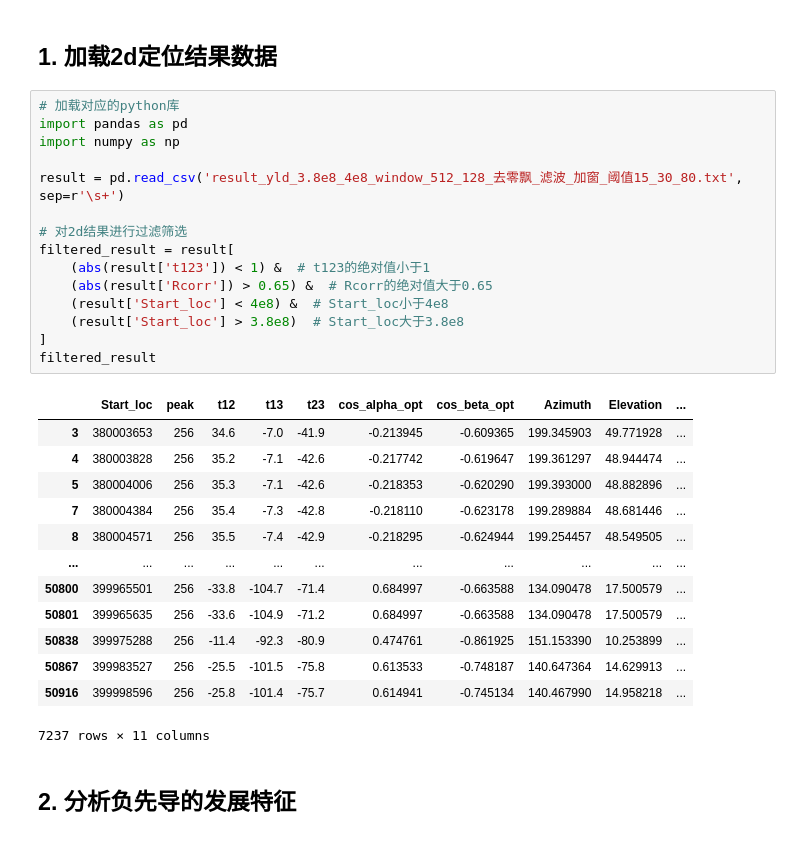
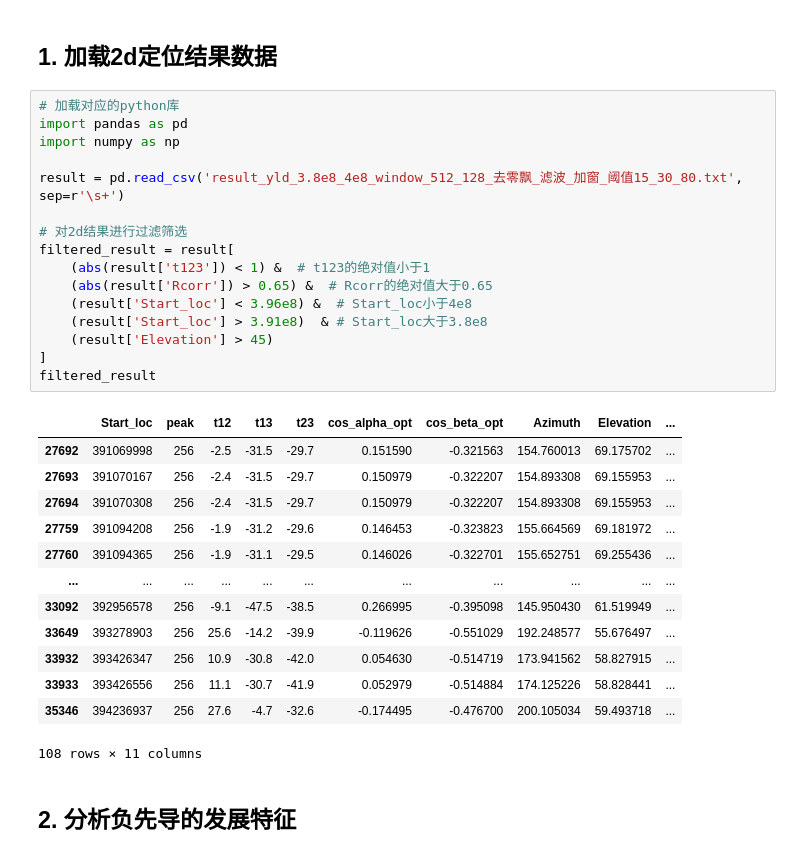
Before and after one commit to S0ngRu1/Lightning-Mapping, a Jupyter notebook: 2024/2d/Analysis Signal Interval.ipynb, the cells around one changed output. Cells and saved outputs as stored; diff of their text form.

```diff
--- a/2024/2d/Analysis Signal Interval.ipynb
+++ b/2024/2d/Analysis Signal Interval.ipynb
@@ -5,32 +5,33 @@
 # %%
 # 加载对应的python库
 import pandas as pd
 import numpy as np
 
 result = pd.read_csv('result_yld_3.8e8_4e8_window_512_128_去零飘_滤波_加窗_阈值15_30_80.txt', sep=r'\s+')
 
 # 对2d结果进行过滤筛选
 filtered_result = result[
     (abs(result['t123']) < 1) &  # t123的绝对值小于1
     (abs(result['Rcorr']) > 0.65) &  # Rcorr的绝对值大于0.65
-    (result['Start_loc'] < 4e8) &  # Start_loc小于4e8
-    (result['Start_loc'] > 3.8e8)  # Start_loc大于3.8e8
+    (result['Start_loc'] < 3.96e8) &  # Start_loc小于4e8
+    (result['Start_loc'] > 3.91e8)  & # Start_loc大于3.8e8
+    (result['Elevation'] > 45)
 ]
 filtered_result
 # %% [output]
 |  | Start_loc | peak | t12 | t13 | t23 | cos_alpha_opt | cos_beta_opt | Azimuth | Elevation | ... |
-| 3 | 380003653 | 256 | 34.6 | -7.0 | -41.9 | -0.213945 | -0.609365 | 199.345903 | 49.771928 | ... |
-| 4 | 380003828 | 256 | 35.2 | -7.1 | -42.6 | -0.217742 | -0.619647 | 199.361297 | 48.944474 | ... |
-| 5 | 380004006 | 256 | 35.3 | -7.1 | -42.6 | -0.218353 | -0.620290 | 199.393000 | 48.882896 | ... |
-| 7 | 380004384 | 256 | 35.4 | -7.3 | -42.8 | -0.218110 | -0.623178 | 199.289884 | 48.681446 | ... |
-| 8 | 380004571 | 256 | 35.5 | -7.4 | -42.9 | -0.218295 | -0.624944 | 199.254457 | 48.549505 | ... |
+| 27692 | 391069998 | 256 | -2.5 | -31.5 | -29.7 | 0.151590 | -0.321563 | 154.760013 | 69.175702 | ... |
+| 27693 | 391070167 | 256 | -2.4 | -31.5 | -29.7 | 0.150979 | -0.322207 | 154.893308 | 69.155953 | ... |
+| 27694 | 391070308 | 256 | -2.4 | -31.5 | -29.7 | 0.150979 | -0.322207 | 154.893308 | 69.155953 | ... |
+| 27759 | 391094208 | 256 | -1.9 | -31.2 | -29.6 | 0.146453 | -0.323823 | 155.664569 | 69.181972 | ... |
+| 27760 | 391094365 | 256 | -1.9 | -31.1 | -29.5 | 0.146026 | -0.322701 | 155.652751 | 69.255436 | ... |
 | ... | ... | ... | ... | ... | ... | ... | ... | ... | ... | ... |
-| 50800 | 399965501 | 256 | -33.8 | -104.7 | -71.4 | 0.684997 | -0.663588 | 134.090478 | 17.500579 | ... |
-| 50801 | 399965635 | 256 | -33.6 | -104.9 | -71.2 | 0.684997 | -0.663588 | 134.090478 | 17.500579 | ... |
-| 50838 | 399975288 | 256 | -11.4 | -92.3 | -80.9 | 0.474761 | -0.861925 | 151.153390 | 10.253899 | ... |
-| 50867 | 399983527 | 256 | -25.5 | -101.5 | -75.8 | 0.613533 | -0.748187 | 140.647364 | 14.629913 | ... |
-| 50916 | 399998596 | 256 | -25.8 | -101.4 | -75.7 | 0.614941 | -0.745134 | 140.467990 | 14.958218 | ... |
+| 33092 | 392956578 | 256 | -9.1 | -47.5 | -38.5 | 0.266995 | -0.395098 | 145.950430 | 61.519949 | ... |
+| 33649 | 393278903 | 256 | 25.6 | -14.2 | -39.9 | -0.119626 | -0.551029 | 192.248577 | 55.676497 | ... |
+| 33932 | 393426347 | 256 | 10.9 | -30.8 | -42.0 | 0.054630 | -0.514719 | 173.941562 | 58.827915 | ... |
+| 33933 | 393426556 | 256 | 11.1 | -30.7 | -41.9 | 0.052979 | -0.514884 | 174.125226 | 58.828441 | ... |
+| 35346 | 394236937 | 256 | 27.6 | -4.7 | -32.6 | -0.174495 | -0.476700 | 200.105034 | 59.493718 | ... |
-7237 rows × 11 columns
+108 rows × 11 columns
 # %% [markdown]
 ## 2. 分析负先导的发展特征
 # %%
```
Also changed, not shown: parts of 2 cells of this notebook.
